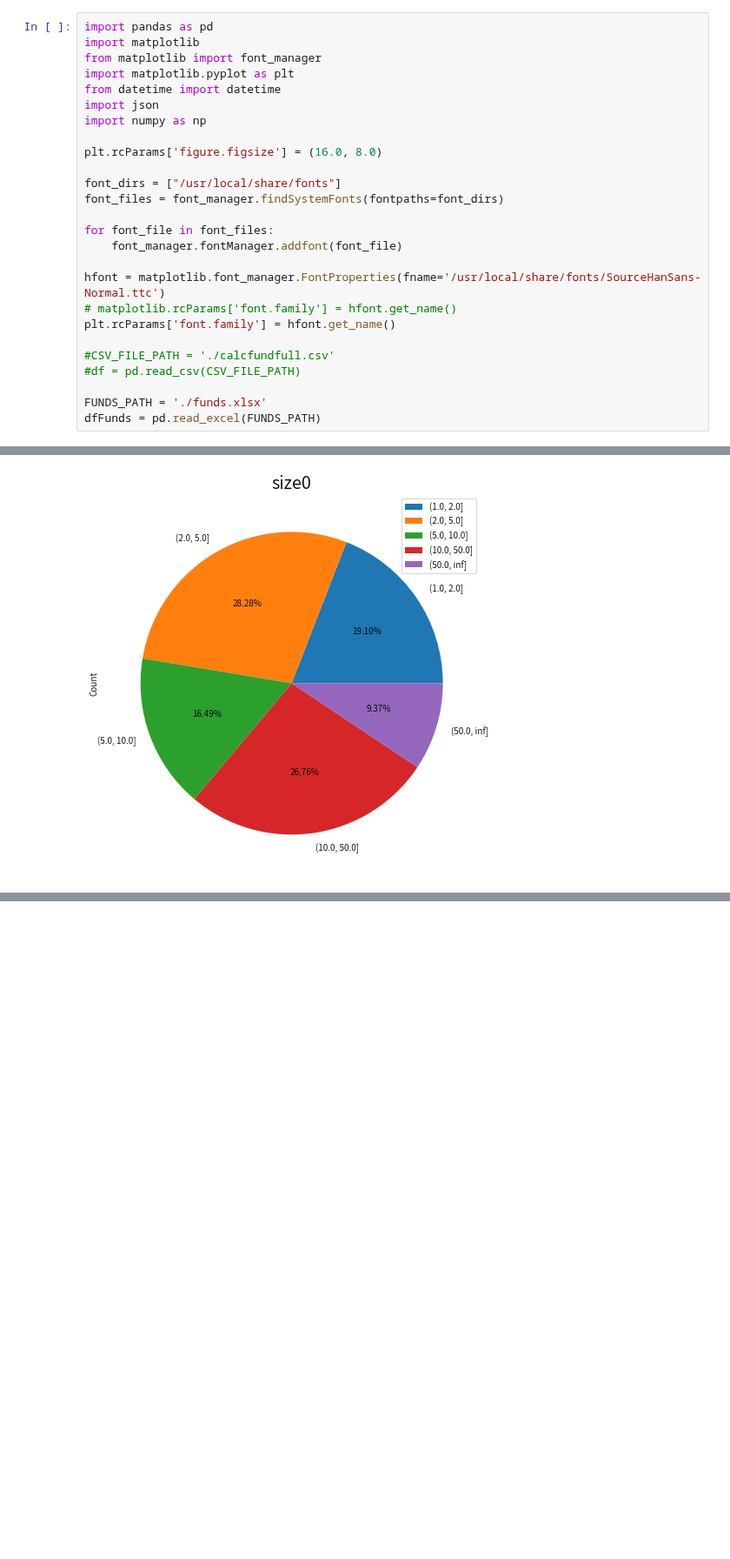
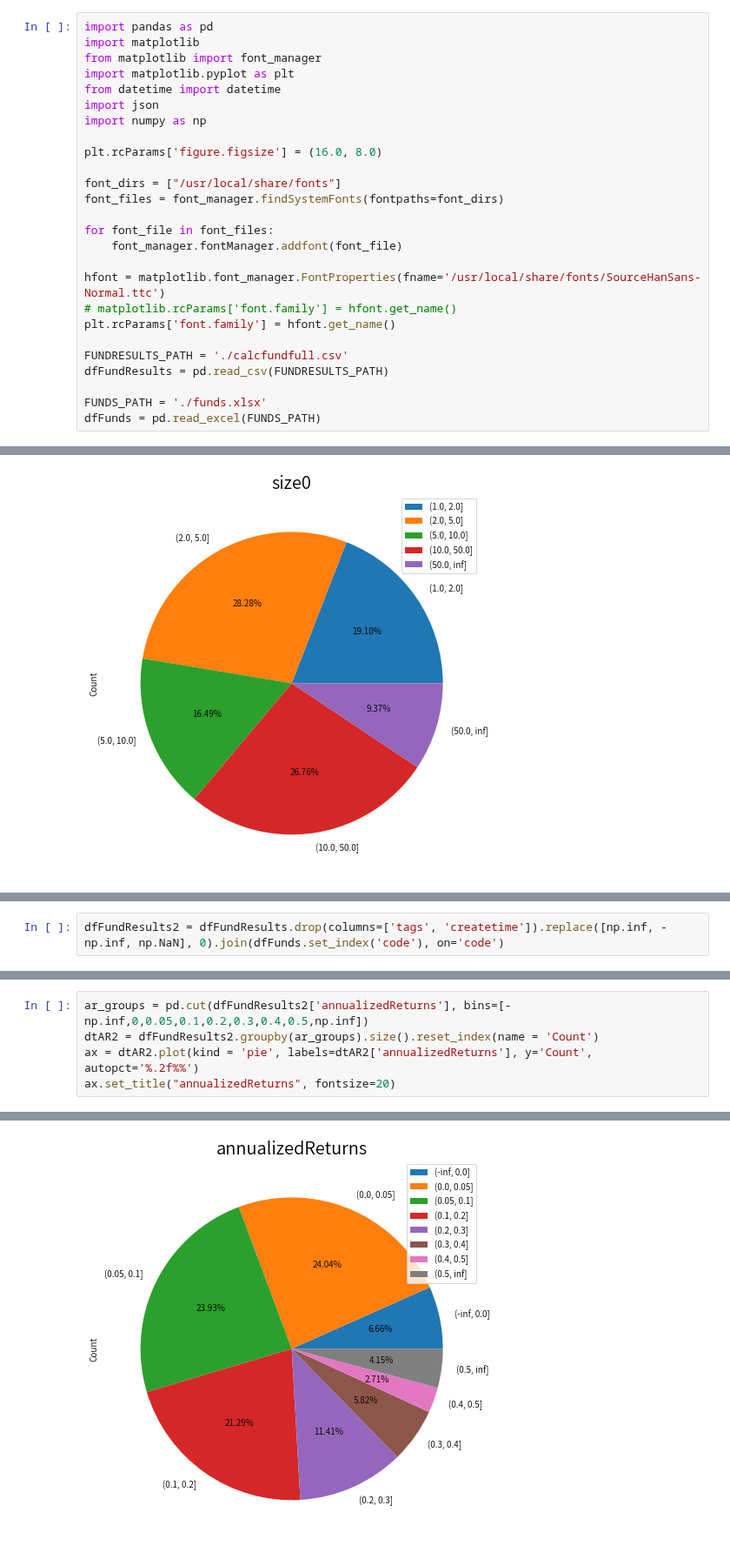
Before and after one commit to zhs007/jupyternotebook.demo, a Jupyter notebook: home/cnfunds/cnfund001.ipynb, the cells around one changed output, grey strips where cells are left out. Shown at 87% size. Cells and saved outputs as stored; diff of their text form; blank space fills up the shorter version.

```diff
--- a/home/cnfunds/cnfund001.ipynb
+++ b/home/cnfunds/cnfund001.ipynb
@@ -19,8 +19,8 @@ hfont = matplotlib.font_manager.FontProperties(fname='/usr/local/share/fonts/Sou
 # matplotlib.rcParams['font.family'] = hfont.get_name()
 plt.rcParams['font.family'] = hfont.get_name()
 
-#CSV_FILE_PATH = './calcfundfull.csv'
-#df = pd.read_csv(CSV_FILE_PATH)
+FUNDRESULTS_PATH = './calcfundfull.csv'
+dfFundResults = pd.read_csv(FUNDRESULTS_PATH)
 
 FUNDS_PATH = './funds.xlsx'
 dfFunds = pd.read_excel(FUNDS_PATH)
@@ -259,0 +289,2 @@ Text(0.5, 1.0, 'size0')
+# %%
+dfFundResults2 = dfFundResults.drop(columns=['tags', 'createtime']).replace([np.inf, -np.inf, np.NaN], 0).join(dfFunds.set_index('code'), on='code')
@@ -259,0 +307,6 @@ Text(0.5, 1.0, 'size0')
+# %%
+ar_groups = pd.cut(dfFundResults2['annualizedReturns'], bins=[-np.inf,0,0.05,0.1,0.2,0.3,0.4,0.5,np.inf])
+dtAR2 = dfFundResults2.groupby(ar_groups).size().reset_index(name = 'Count')
+ax = dtAR2.plot(kind = 'pie', labels=dtAR2['annualizedReturns'], y='Count', autopct='%.2f%%')
+ax.set_title("annualizedReturns", fontsize=20)
+# %% [output]
@@ -259,0 +314 @@ Text(0.5, 1.0, 'size0')
+[figure, added]
```
Also changed, not shown: parts of 5 cells of this notebook.
